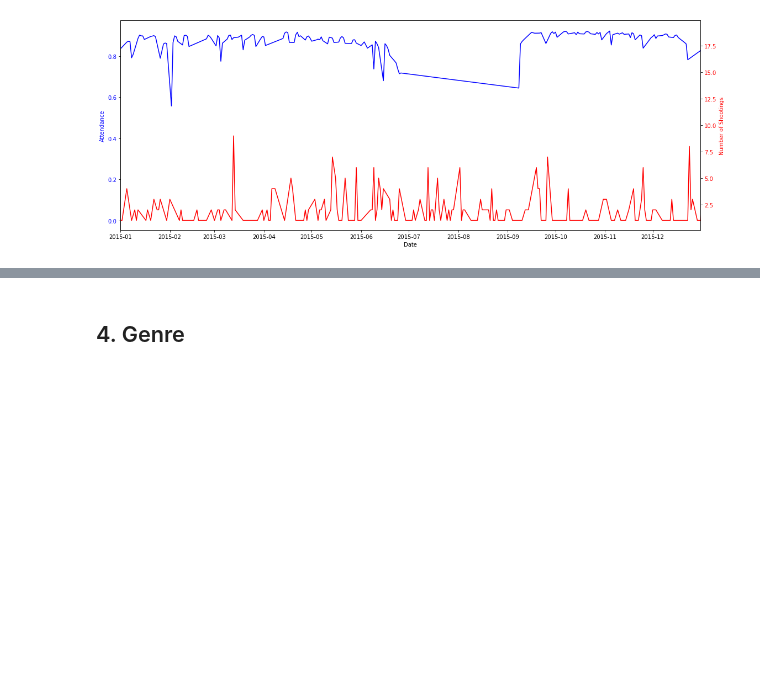
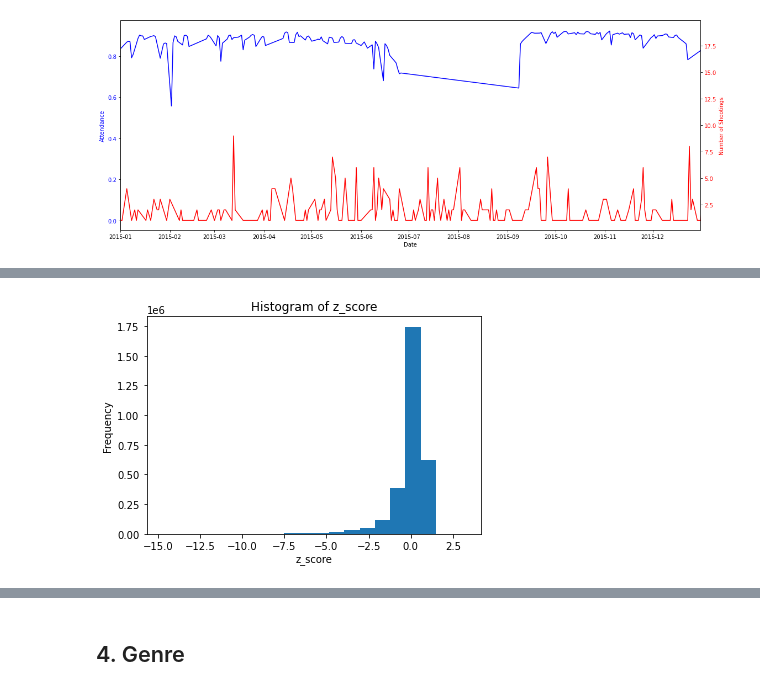
Before and after one commit to pauloog/SocialData, a Jupyter notebook: Final Project/Exploratory Data Analysis.ipynb, the cells around one changed output, grey strips where cells are left out. Saved outputs shown, nothing was run; the diff lists cells and outputs as text; code cells hidden in the pictures; blank space fills up the shorter version.

```diff
--- a/Final Project/Exploratory Data Analysis.ipynb
+++ b/Final Project/Exploratory Data Analysis.ipynb
@@ -664,7 +661,7 @@ color_scale = folium.LinearColormap(
 )
 
 # Create a folium map centered on the United States
-map = folium.Map(location=[40.7202, -73.9129], zoom_start=10)
+map = folium.Map(location=[40.7202, -73.9129], zoom_start=11, tiles="Stamen Toner")
 
 # Add a marker for each school with a color based on attendance percentage
 for i, row in average_attendance.iterrows():
@@ -827,0 +841,34 @@ plt.show()
+# %%
+school_df['month'] = (school_df['date'].dt.year-2006)*12+school_df['date'].dt.month
+
+# calculate attendance rate as the number of students present divided by the number enrolled
+school_df['attendance'] = (school_df['present']) / school_df['enrolled']
+# %%
+# group the school dataframe by date and calculate the mean and standard deviation of attendance for each date
+grouped_df = school_df.groupby(['date'])['attendance'].agg(['mean', 'std']).reset_index()
+
+# merge the grouped data back into the original school dataframe based on the date column
+school_df = pd.merge(school_df, grouped_df, on=['date'])
+
+# calculate the z-score for attendance for each date, based on the mean and standard deviation for that date
+school_df['z_score'] = (school_df['attendance'] - school_df['mean']) / school_df['std']
+# %%
+# extract the z-scores from the school dataframe and store them in a separate variable
+z_scores = school_df['z_score']
+
+# create a histogram of the z-scores using Matplotlib, with 20 bins
+plt.hist(z_scores, bins=20)
+
+# label the x-axis as 'z_score'
+plt.xlabel('z_score')
+
+# label the y-axis as 'Frequency'
+plt.ylabel('Frequency')
+
+# set the title of the plot as 'Histogram of z_score'
+plt.title('Histogram of z_score')
+
+# display the plot
+plt.show()
+# %% [output]
+[figure, added]
```
Also changed, not shown: parts of 52 cells of this notebook, 1 other file.
